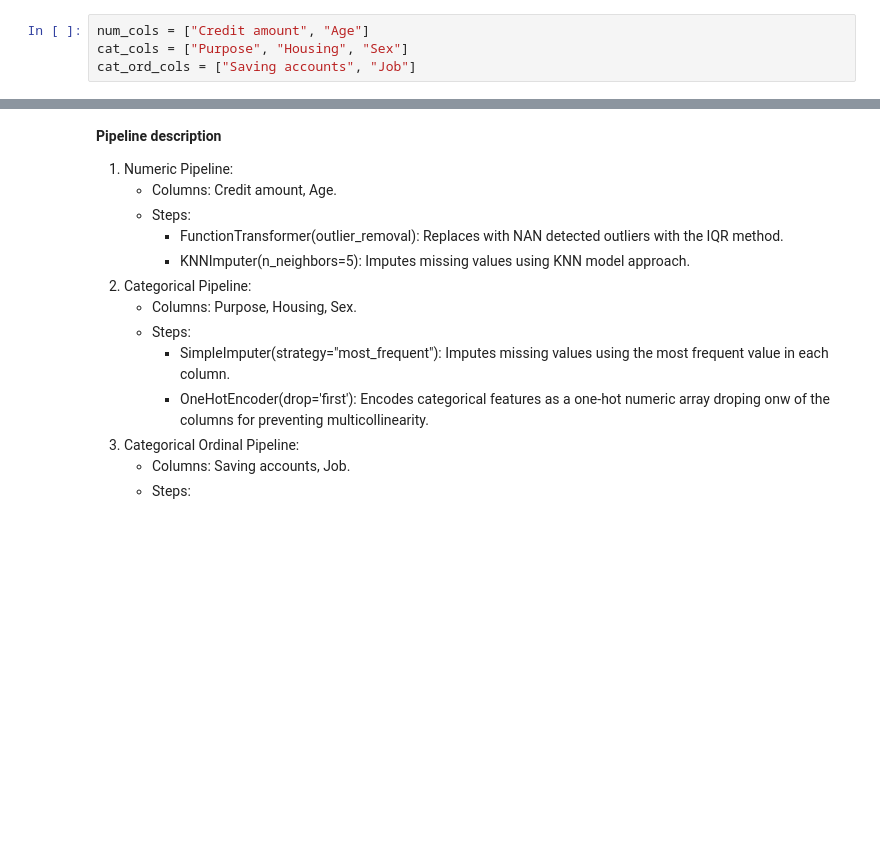
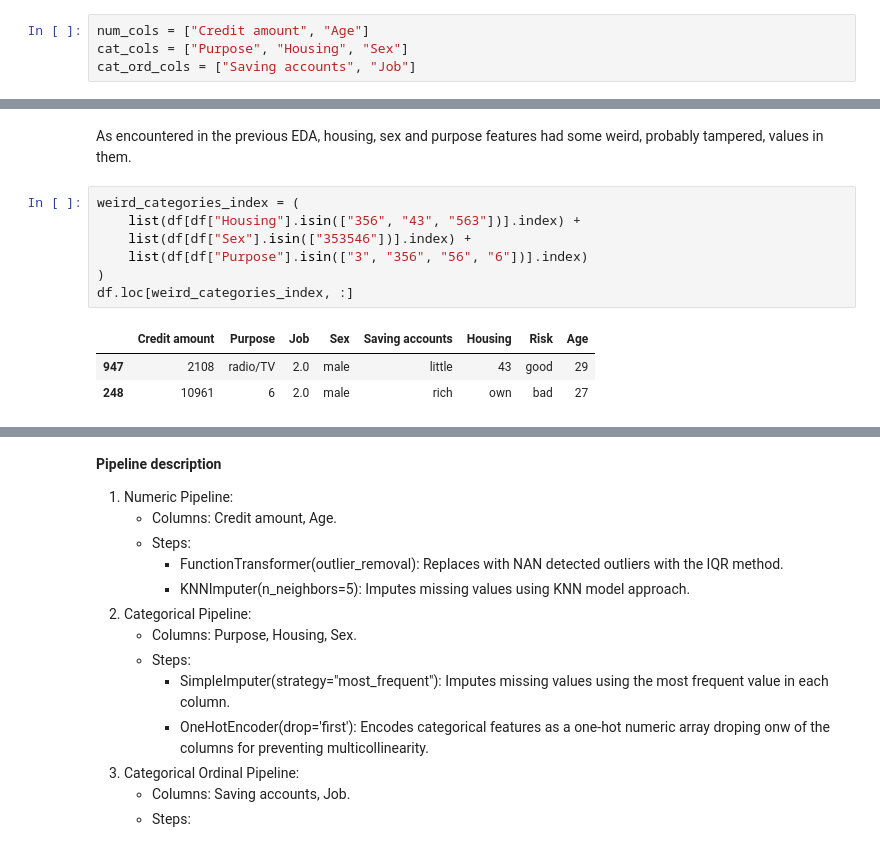
Before and after one commit to spuertaf2002/german-credit, a Jupyter notebook: notebooks/feature_engineering.ipynb, the cells around one changed output, grey strips where cells are left out. Drawn from its saved outputs; the diff is of its cells as text; blank space fills up the shorter version.

```diff
--- a/notebooks/feature_engineering.ipynb
+++ b/notebooks/feature_engineering.ipynb
@@ -118,3 +134,16 @@ def remove_outliers(X: pd.DataFrame, threshold: float = 1.5) -> pd.DataFrame:
     mask: function = ~((X >= (Q1 - threshold * IQR)) & (X <= (Q3 + threshold * IQR))).all(axis=1)
     X.loc[mask] = np.nan
     return X
+# %% [markdown]
+As encountered in the previous EDA, housing, sex and purpose features had some weird, probably tampered, values in them.
+# %%
+weird_categories_index = (
+    list(df[df["Housing"].isin(["356", "43", "563"])].index) +
+    list(df[df["Sex"].isin(["353546"])].index) +
+    list(df[df["Purpose"].isin(["3", "356", "56", "6"])].index)
+)
+df.loc[weird_categories_index, :]
+# %% [output]
+|  | Credit amount | Purpose | Job | Sex | Saving accounts | Housing | Risk | Age |
+| 947 | 2108 | radio/TV | 2.0 | male | little | 43 | good | 29 |
+| 248 | 10961 | 6 | 2.0 | male | rich | own | bad | 27 |
```
Also changed, not shown: parts of 14 cells of this notebook.
